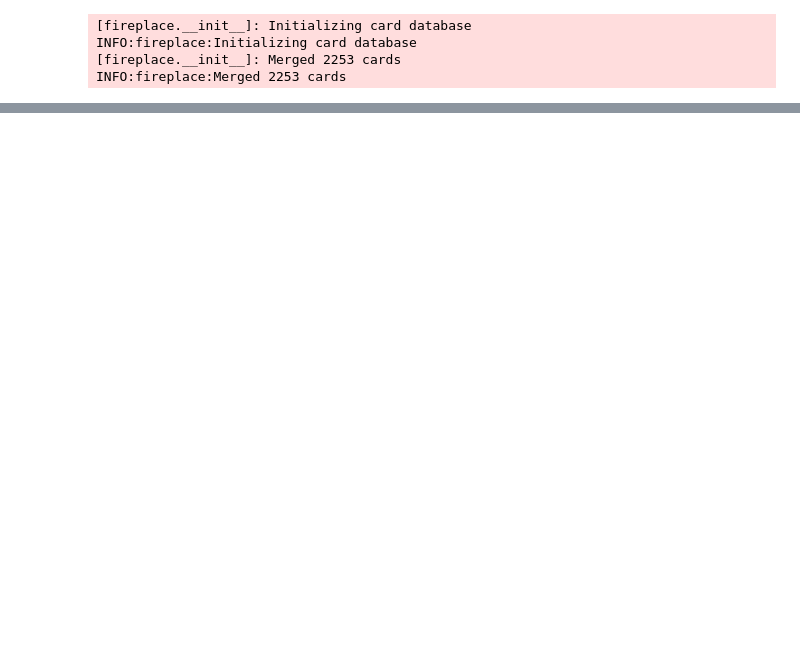
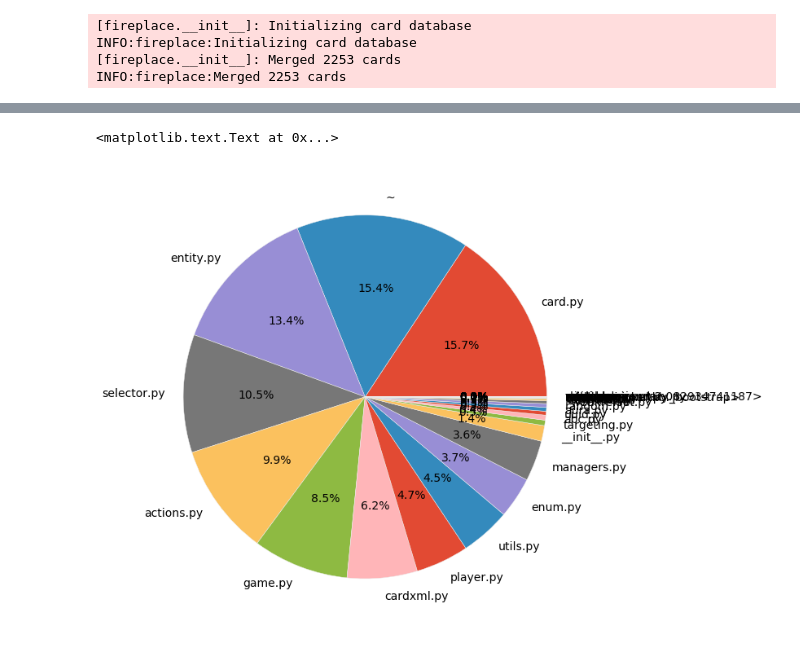
Before and after one commit to afcarl/fireplace-profiling, a Jupyter notebook: benchmark.ipynb, the cells around one changed output, grey strips where cells are left out. Drawn from its saved outputs; the diff is of its cells as text; code cells hidden in the pictures; blank space fills up the shorter version.

Commit message:
benchmark.ipynb : add chart

```diff
--- a/benchmark.ipynb
+++ b/benchmark.ipynb
@@ -97,0 +99,12 @@ pd.DataFrame(df.groupby(level='filename').sum()[c]  / df[c].sum()) \
+# %%
+from matplotlib import pyplot as plt
+plt.style.use('ggplot')
+%matplotlib inline
+
+f, ax = plt.subplots(figsize=(10, 10))
+breakdown.plot.pie(subplots=True, figsize=(10, 10), ax=ax, autopct='%.1f%%', fontsize=14)
+ax.legend().set_visible(False)
+plt.ylabel('')
+# %% [output]
+<matplotlib.text.Text at 0x...>
+[figure, added]
```
Also changed, not shown: parts of 3 cells of this notebook.
